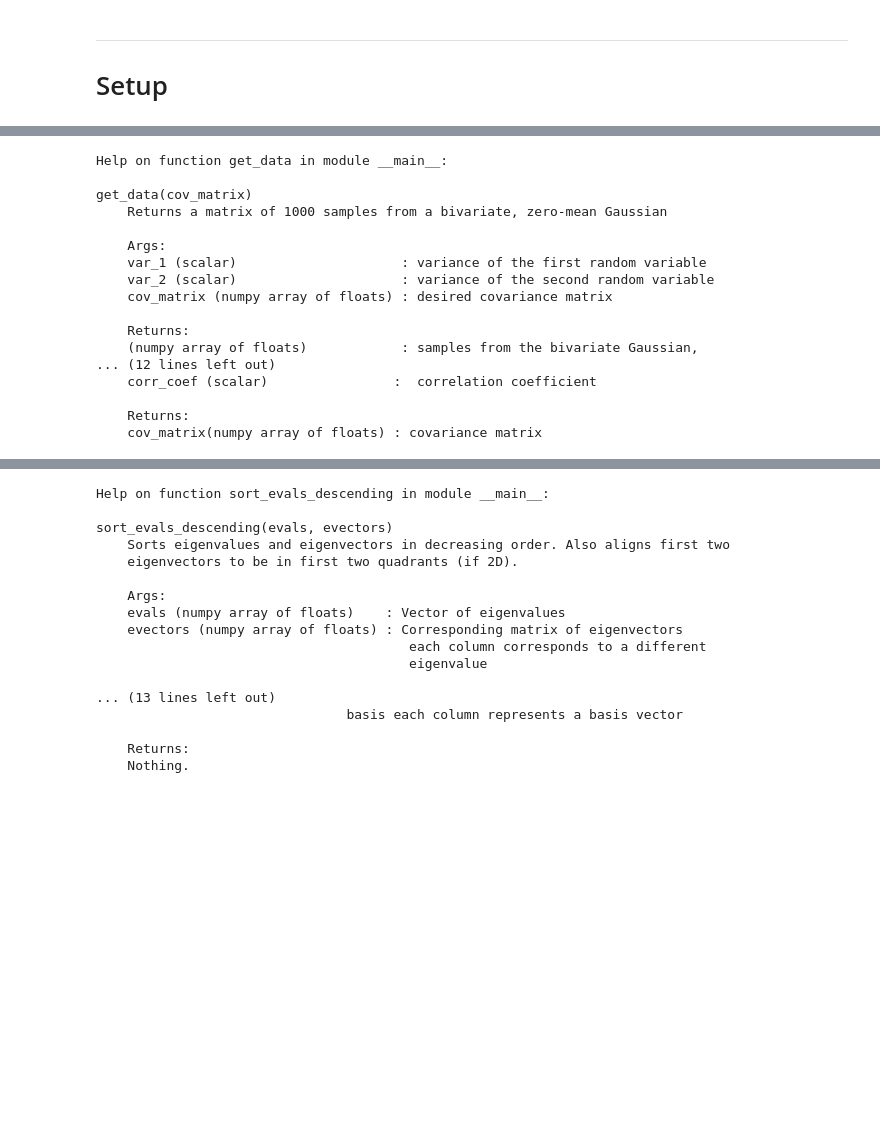
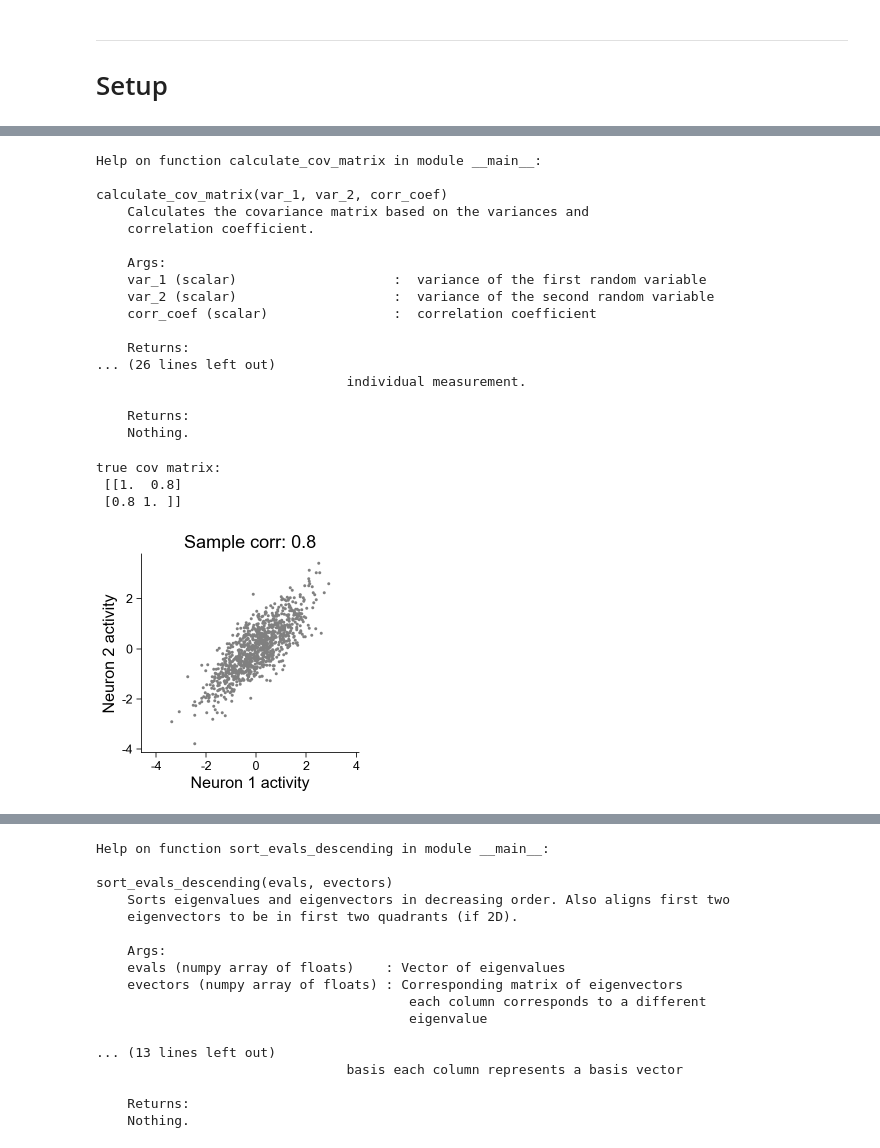
Before and after one commit to NeoNeuron/SJTU-11th-CNS-Winter-School, a Jupyter notebook: tutorial1/Tutorial1_Dimension_Reduction_Part1.ipynb, the cells around one changed output, grey strips where cells are left out. Drawn from its saved outputs; the diff is of its cells as text; code cells hidden in the pictures; blank space fills up the shorter version.

```diff
--- a/tutorial1/Tutorial1_Dimension_Reduction_Part1.ipynb
+++ b/tutorial1/Tutorial1_Dimension_Reduction_Part1.ipynb
@@ -275,21 +292,38 @@ where $\mathbf X = \left[\mathbf{x}(1), \mathbf{x}(2), \cdots, \mathbf{x}({N_\te
 # %%
+help(calculate_cov_matrix)
 help(get_data)
-help(calculate_cov_matrix)
+help(plot_data)
 # %% [output]
-Help on function get_data in module __main__:
+Help on function calculate_cov_matrix in module __main__:
 
-get_data(cov_matrix)
-    Returns a matrix of 1000 samples from a bivariate, zero-mean Gaussian
+calculate_cov_matrix(var_1, var_2, corr_coef)
+    Calculates the covariance matrix based on the variances and
+    correlation coefficient.
 
     Args:
-    var_1 (scalar)                     : variance of the first random variable
-    var_2 (scalar)                     : variance of the second random variable
-    cov_matrix (numpy array of floats) : desired covariance matrix
-
-    Returns:
-    (numpy array of floats)            : samples from the bivariate Gaussian,
-... (12 lines left out)
+    var_1 (scalar)                    :  variance of the first random variable
+    var_2 (scalar)                    :  variance of the second random variable
     corr_coef (scalar)                :  correlation coefficient
 
     Returns:
-    cov_matrix(numpy array of floats) : covariance matrix
+... (26 lines left out)
+                                individual measurement.
+
+    Returns:
+    Nothing.
+# %%
+variance_1 = 1
+variance_2 = 1
+corr_coef = 0.8
+
+np.random.seed(20220119)  # set random seed
+cov_matrix = calculate_cov_matrix(variance_1, variance_2, corr_coef)
+print('true cov matrix:\n', cov_matrix)
+
+X = get_data(cov_matrix)
+plot_data(X)
+# %% [output]
+true cov matrix:
+ [[1.  0.8]
+ [0.8 1. ]]
+[figure, added]
```
Also changed, not shown: parts of 38 cells of this notebook, 5 other files.
